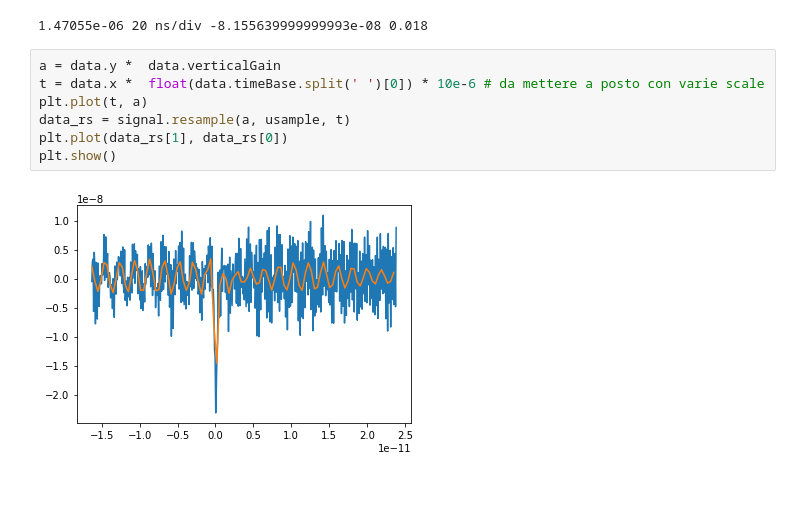
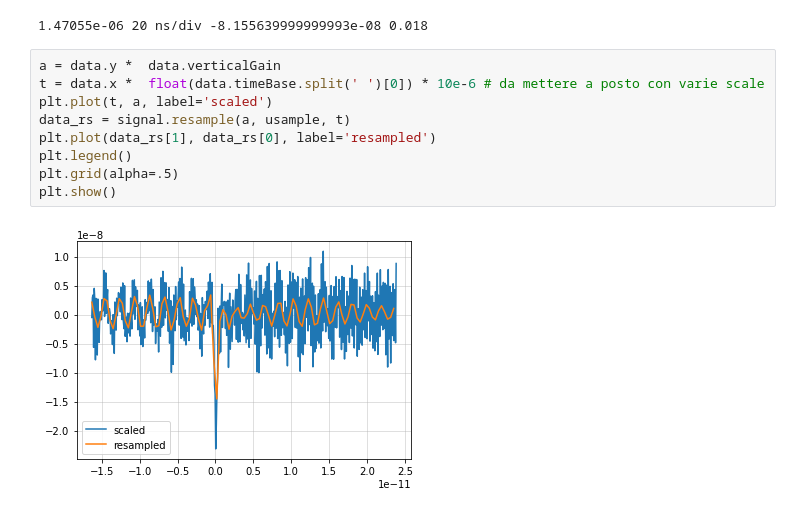
Before and after one commit to lucazappaterra/PhysLab-II---CYGNO, a Jupyter notebook: trc_format_usage.ipynb, the cells around one changed output. Saved outputs shown, nothing was run; the diff lists cells and outputs as text.

```diff
--- a/trc_format_usage.ipynb
+++ b/trc_format_usage.ipynb
@@ -108,9 +108,11 @@ print(data.verticalGain, data.timeBase, data.horizOffset, data.verticalOffset)
 # %%
 a = data.y *  data.verticalGain
 t = data.x *  float(data.timeBase.split(' ')[0]) * 10e-6 # da mettere a posto con varie scale
-plt.plot(t, a)
+plt.plot(t, a, label='scaled')
 data_rs = signal.resample(a, usample, t)
-plt.plot(data_rs[1], data_rs[0])
+plt.plot(data_rs[1], data_rs[0], label='resampled')
+plt.legend()
+plt.grid(alpha=.5)
 plt.show()
 # %% [output]
-[figure, old version]
+[figure, new version]
```
